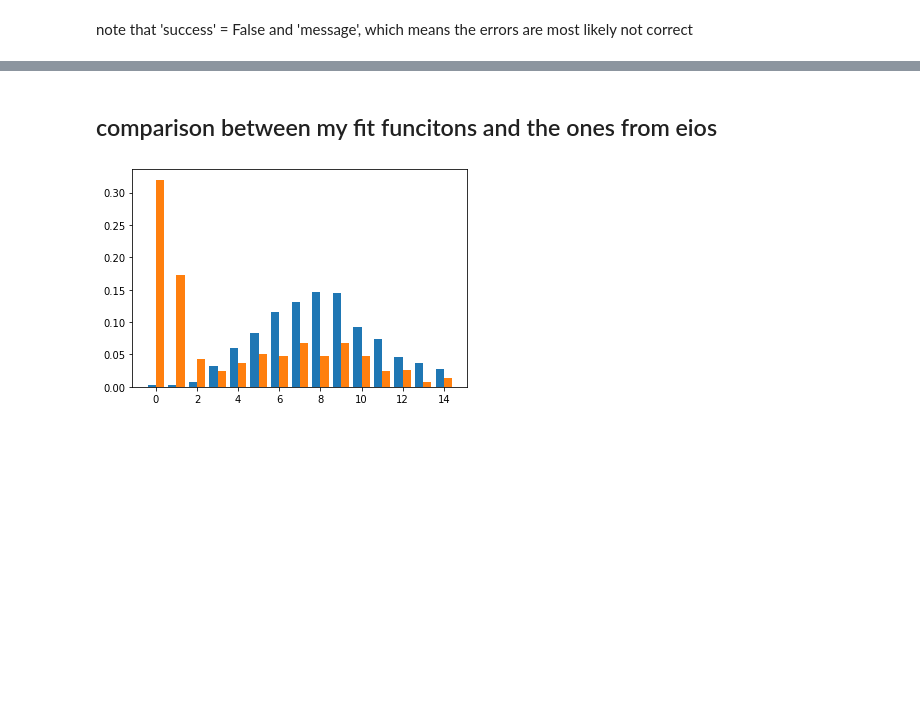
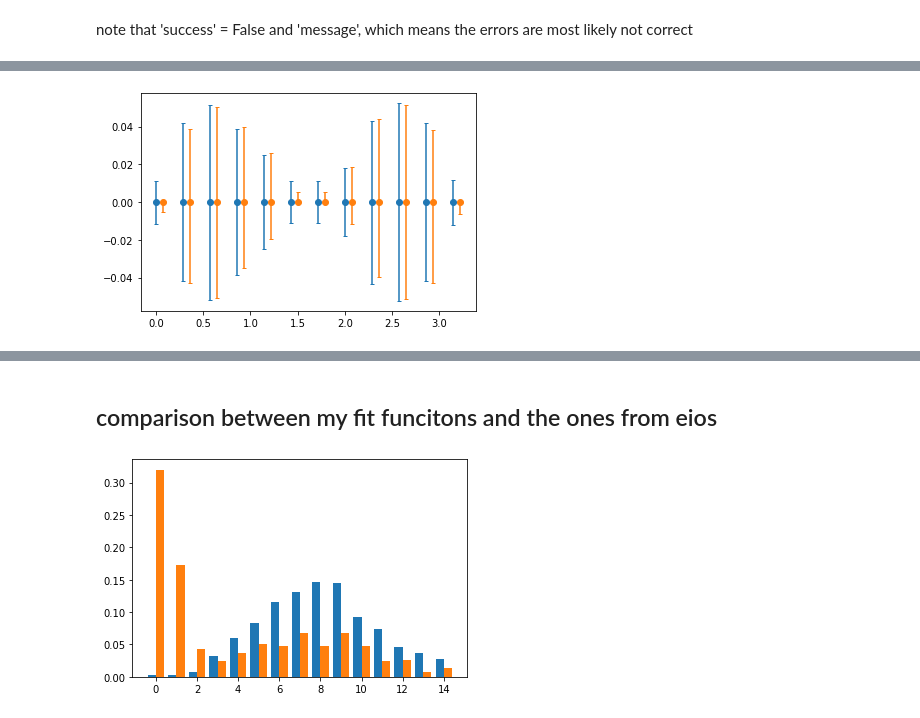
Before and after one commit to R-Thomm/Robin-Master, a Jupyter notebook: squeezed.ipynb, the cells around one changed output, grey strips where cells are left out. Drawn from its saved outputs; the diff is of its cells as text; code cells hidden in the pictures; blank space fills up the shorter version.

```diff
--- a/squeezed.ipynb
+++ b/squeezed.ipynb
@@ -1668,0 +1696,6 @@ check_fidelity_sim(hists[10], hists[40])
+# %%
+plt.errorbar(times, np.zeros(len(y)), yerr=y_err, fmt = 'o', capsize = 2)
+plt.errorbar(times+0.08, np.zeros(len(y)), yerr=ys_err, fmt = 'o', capsize = 2)
+plt.show()
+# %% [output]
+[figure, added]
```
Also changed, not shown: parts of 20 cells of this notebook, 6 other files.
